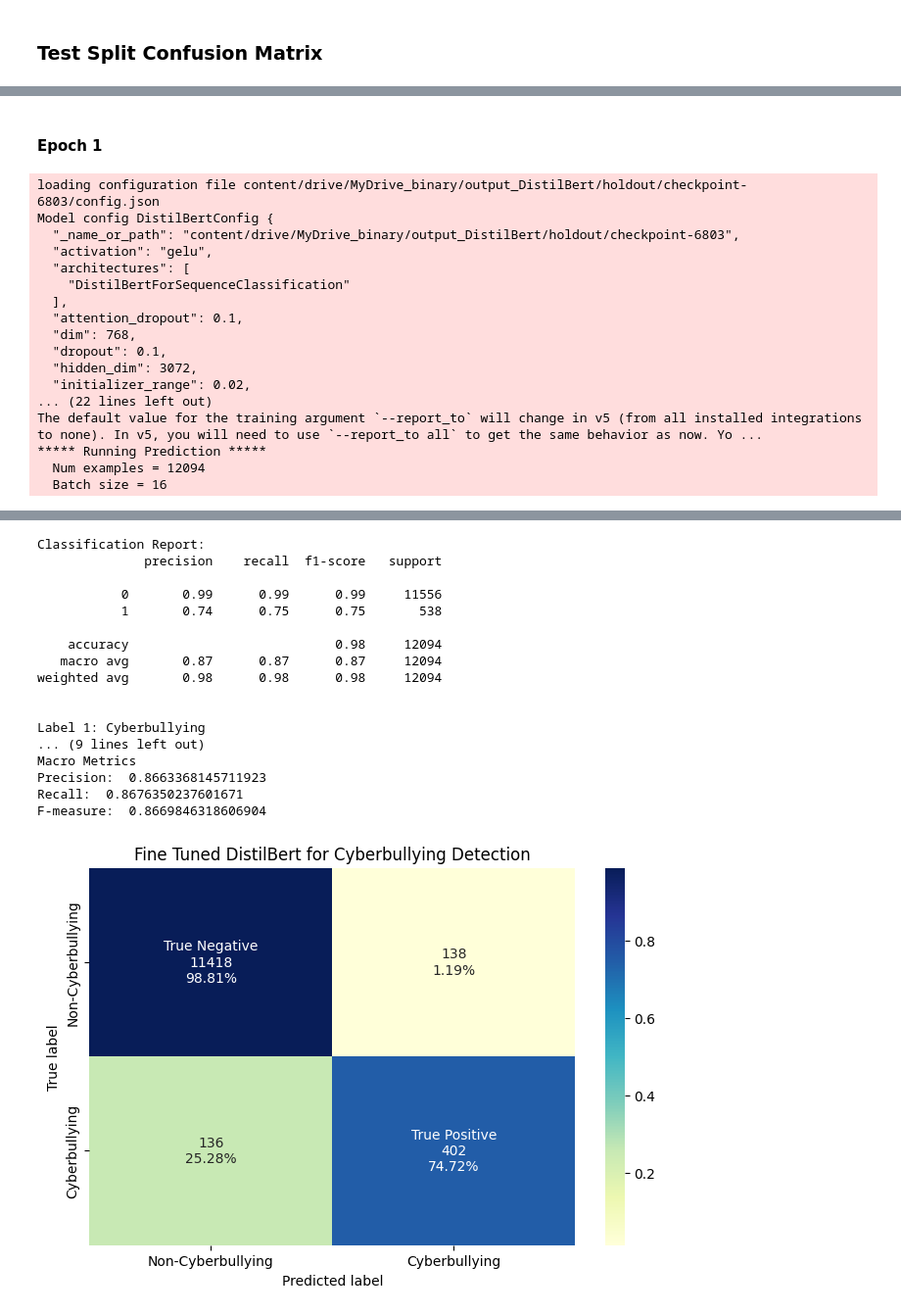
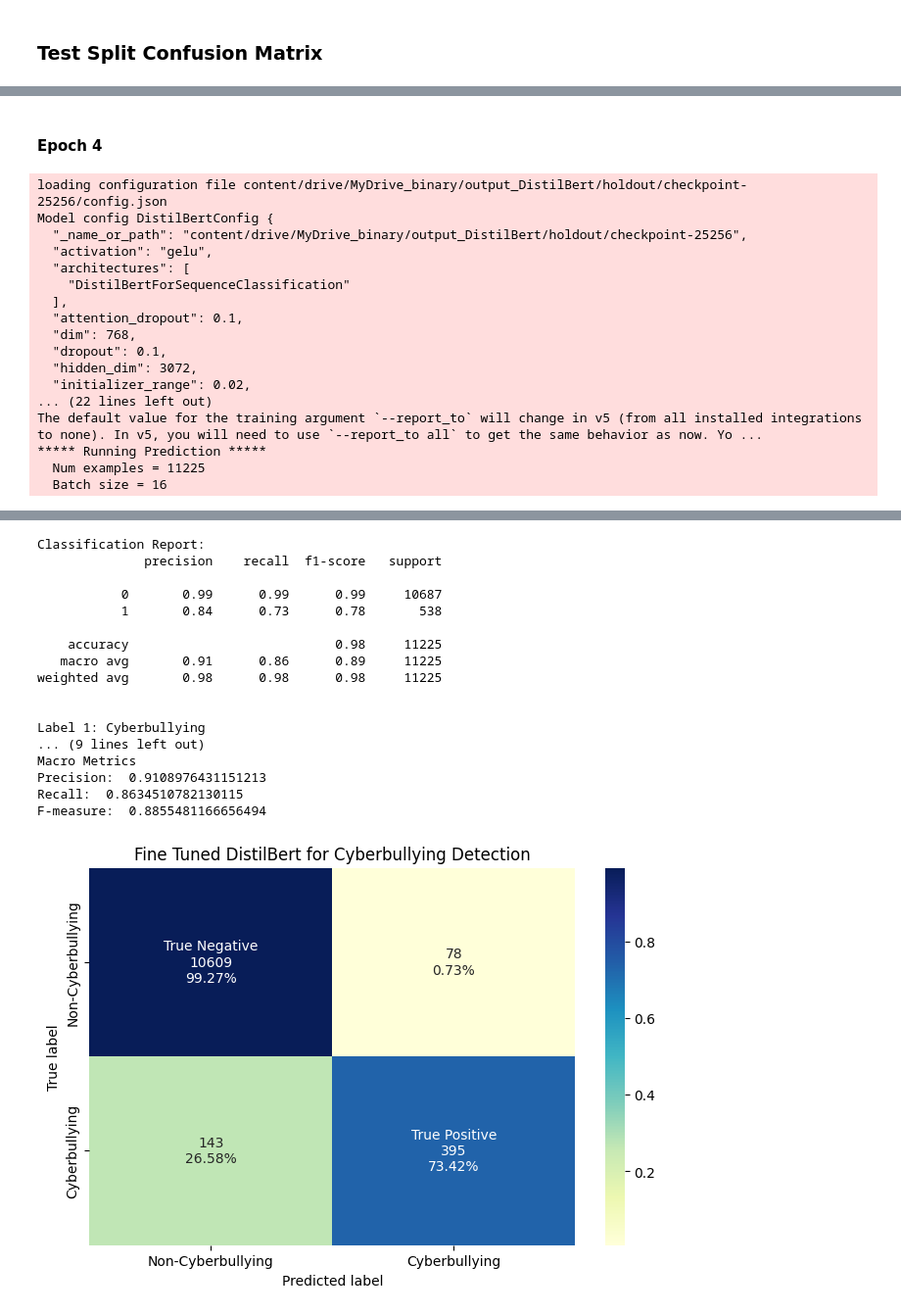
Before and after one commit to JasmeenBongKahYing/Cyberbullying-Detection, a Jupyter notebook: Model Training and Testing/Fine Tune Transformers from HuggingFace DistilBert.ipynb, the cells around one changed output, grey strips where cells are left out. Shown at 98% size. Drawn from its saved outputs; the diff is of its cells as text; code cells hidden in the pictures.

```diff
--- a/Model Training and Testing/Fine Tune Transformers from HuggingFace DistilBert.ipynb
+++ b/Model Training and Testing/Fine Tune Transformers from HuggingFace DistilBert.ipynb
@@ -57,7 +57,7 @@ data_set='bully_data_clean_with_stopword'
 ###################
 # Import Data Set #
 ###################
-bully_data_cleaned = pd.read_csv('bully_data_clean_with_stopword.csv', encoding='utf8')
+bully_data_cleaned = pd.read_csv('amica_data_clean_with_stopword_short.csv', encoding='utf8')
 bully_data_cleaned = bully_data_cleaned[~bully_data_cleaned['text_check'].isna()]
 bully_data_cleaned = bully_data_cleaned[bully_data_cleaned['text_check'] != ""]
 #bully_data_cleaned = bully_data_cleaned[bully_data_cleaned['role']!='None']
@@ -781,45 +776,45 @@ F-measure:  0.8669889111600526
 [figure]
 # %% [markdown]
-#### Epoch 1
+#### Epoch 4
 # %%
 compute_metrics_holdout(model_name='DistilBert',
-                        model_path='content/drive/MyDrive_binary/output_DistilBert/holdout/checkpoint-6803',
+                        model_path='content/drive/MyDrive_binary/output_DistilBert/holdout/checkpoint-25256',
                         average_method='binary',
                         X_test=X_test)
 # %% [output]
-loading configuration file content/drive/MyDrive_binary/output_DistilBert/holdout/checkpoint-6803/config.json
+loading configuration file content/drive/MyDrive_binary/output_DistilBert/holdout/checkpoint-25256/config.json
 Model config DistilBertConfig {
-  "_name_or_path": "content/drive/MyDrive_binary/output_DistilBert/holdout/checkpoint-6803",
+  "_name_or_path": "content/drive/MyDrive_binary/output_DistilBert/holdout/checkpoint-25256",
   "activation": "gelu",
   "architectures": [
     "DistilBertForSequenceClassification"
   ],
   "attention_dropout": 0.1,
   "dim": 768,
   "dropout": 0.1,
   "hidden_dim": 3072,
   "initializer_range": 0.02,
 ... (22 lines left out)
 The default value for the training argument `--report_to` will change in v5 (from all installed integrations to none). In v5, you will need to use `--report_to all` to get the same behavior as now. Yo ...
 ***** Running Prediction *****
-  Num examples = 12094
+  Num examples = 11225
   Batch size = 16
 [interactive output not drawn]
 Classification Report:
               precision    recall  f1-score   support
 
-           0       0.99      0.99      0.99     11556
-           1       0.74      0.75      0.75       538
+           0       0.99      0.99      0.99     10687
+           1       0.84      0.73      0.78       538
 
-    accuracy                           0.98     12094
-   macro avg       0.87      0.87      0.87     12094
-weighted avg       0.98      0.98      0.98     12094
+    accuracy                           0.98     11225
+   macro avg       0.91      0.86      0.89     11225
+weighted avg       0.98      0.98      0.98     11225
 
 
 Label 1: Cyberbullying
 ... (9 lines left out)
 Macro Metrics
-Precision:  0.8663368145711923
-Recall:  0.8676350237601671
-F-measure:  0.8669846318606904
+Precision:  0.9108976431151213
+Recall:  0.8634510782130115
+F-measure:  0.8855481166656494
-[figure, old version]
+[figure, new version]
```
Also changed, not shown: parts of 14 cells of this notebook.
